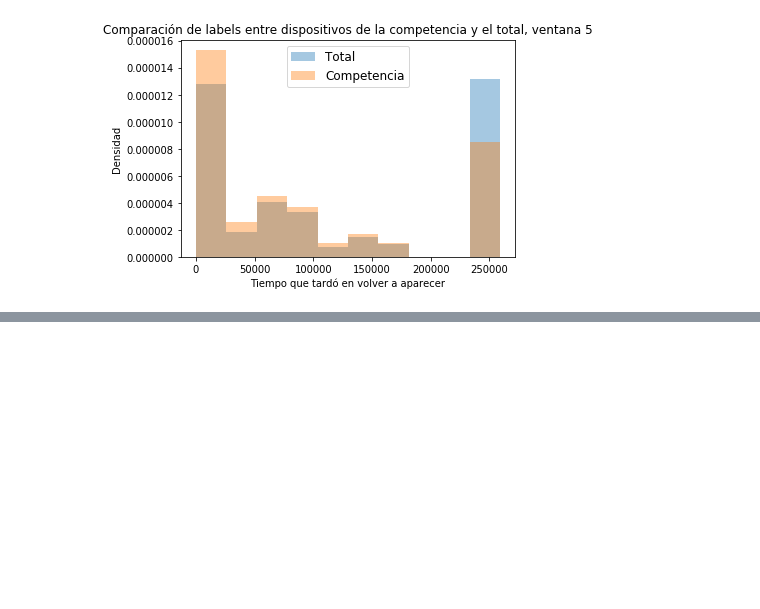
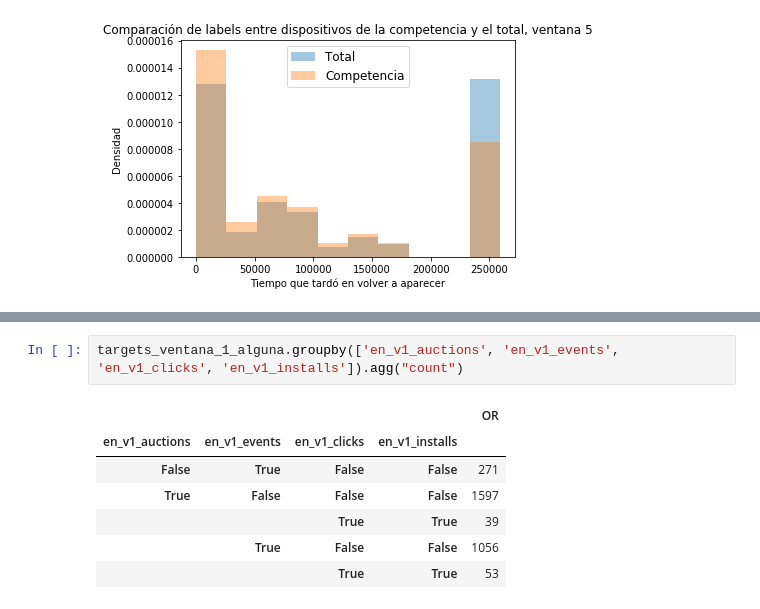
Before and after one commit to mateoicalvo/7506, a Jupyter notebook: tp2/modelo/feature_engineering/solo_competencia/features_solo_targets_competencia.ipynb, the cells around one changed output, grey strips where cells are left out. Cells and saved outputs as stored; diff of their text form; blank space fills up the shorter version.

```diff
--- a/tp2/modelo/feature_engineering/solo_competencia/features_solo_targets_competencia.ipynb
+++ b/tp2/modelo/feature_engineering/solo_competencia/features_solo_targets_competencia.ipynb
@@ -87,0 +209,10 @@ plt.ylabel('Densidad');
+# %%
+targets_ventana_1_alguna.groupby(['en_v1_auctions', 'en_v1_events', 'en_v1_clicks', 'en_v1_installs']).agg("count")
+# %% [output]
+|  |  |  |  | OR |
+| en_v1_auctions | en_v1_events | en_v1_clicks | en_v1_installs |  |
+| False | True | False | False | 271 |
+| True | False | False | False | 1597 |
+|  |  | True | True | 39 |
+|  | True | False | False | 1056 |
+|  |  | True | True | 53 |
```
Also changed, not shown: parts of 46 cells of this notebook.
